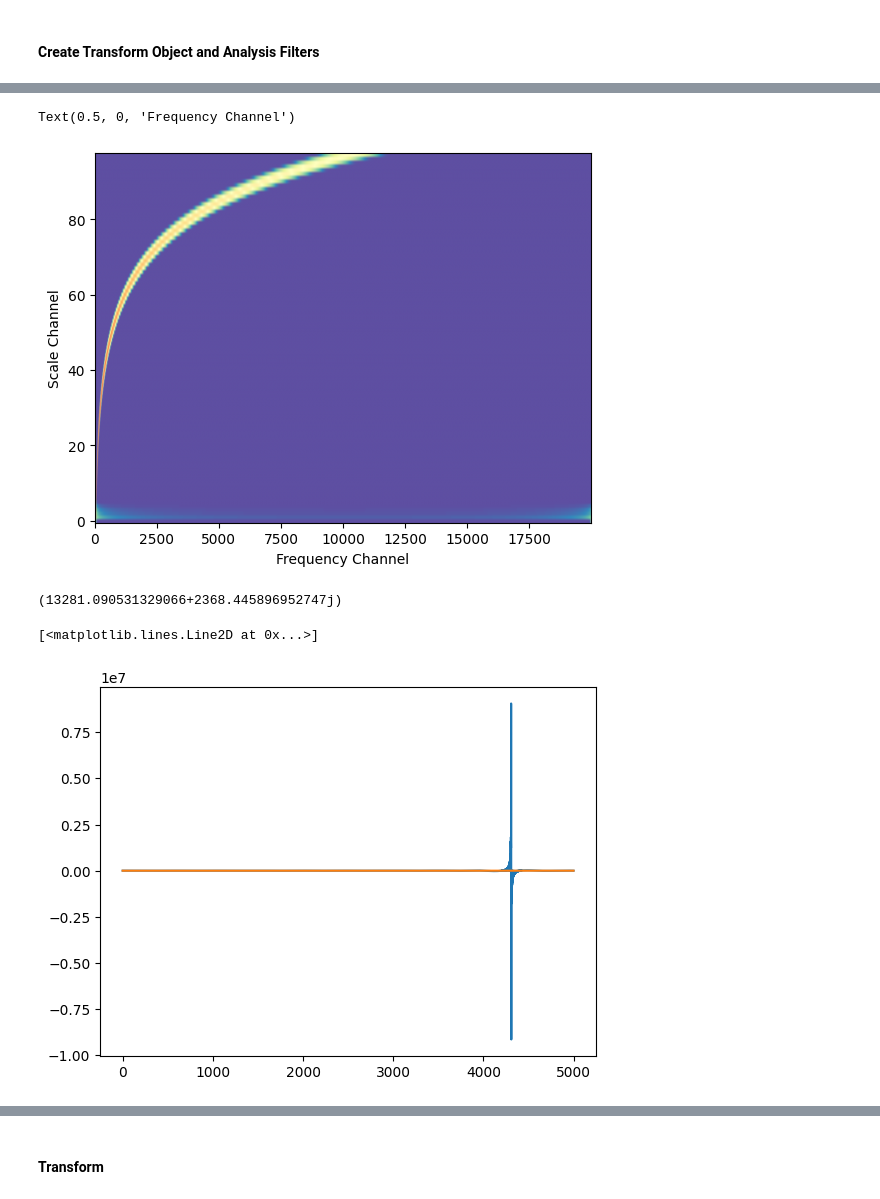
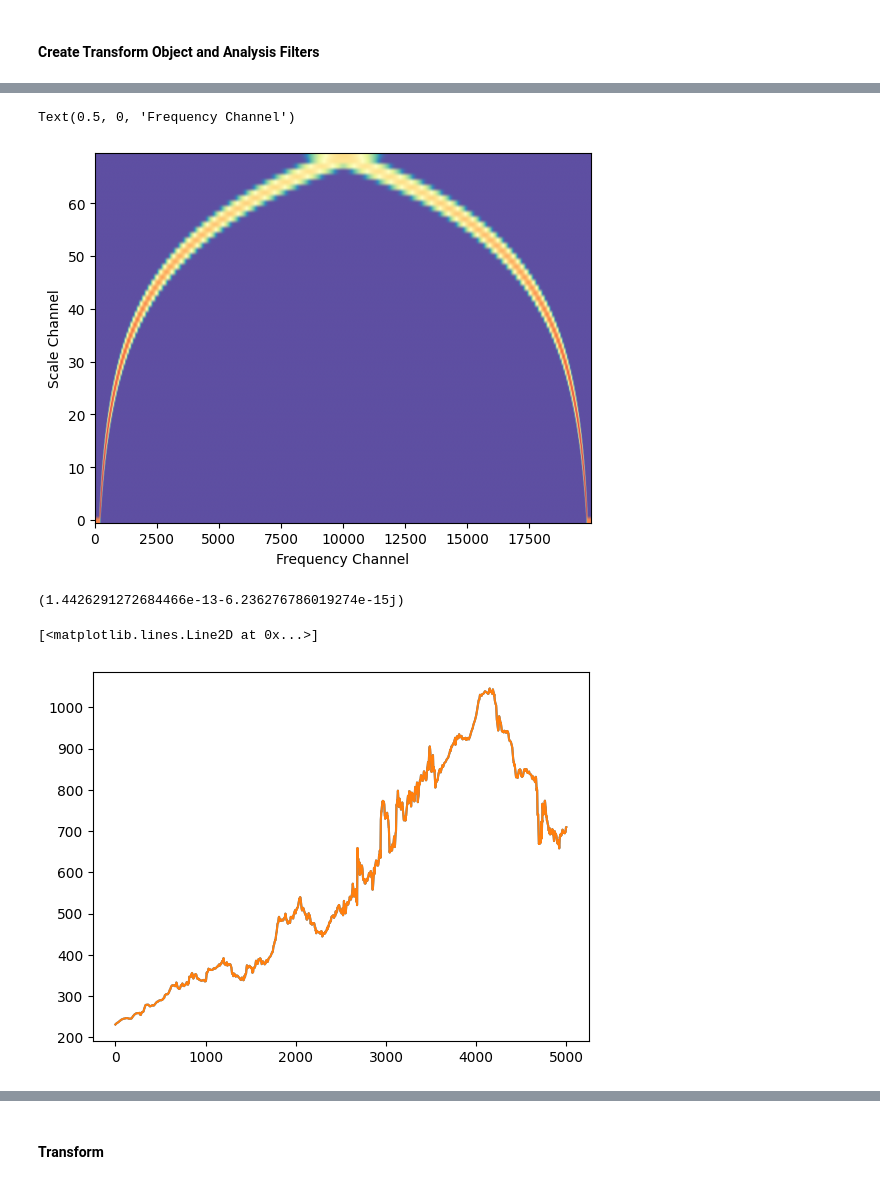
Before and after one commit to aphoffmann/InvertibleWavelets, a Jupyter notebook: WAICUP_TEST.ipynb, the cells around one changed output, grey strips where cells are left out. Drawn from its saved outputs; the diff is of its cells as text; code cells hidden in the pictures.

```diff
--- a/WAICUP_TEST.ipynb
+++ b/WAICUP_TEST.ipynb
@@ -16,12 +16,12 @@ num_samples = data.shape[-1]                # 5000 samples
 t = np.arange(num_samples) / sample_rate    # time array
 
 B1 = data + 100 *np.sin(2 * np.pi * 6.4 * t) + 50 * np.sin(2 * np.pi * 12.8 * t)
-B2 = data + 400 *np.sin(2 * np.pi * 6.4 * t) #+ 10*np.sin(2 * np.pi * 12.8 * t)
+B2 = data + 400 *np.sin(2 * np.pi * 6.4 * t) + 10*np.sin(2 * np.pi * 12.8 * t)
 B = np.vstack((B1,B2))
 # %% [markdown]
 #### Create Transform Object and Analysis Filters
 # %%
-fb = DyadicFilterBank(wavelet=Cauchy(1000) , fs=sample_rate, N=4*num_samples, real=False, s_max = 10, dj = 1/12)
+fb = DyadicFilterBank(wavelet=Cauchy(1000) , fs=sample_rate, N=4*num_samples, real=True, s_max = 2, dj = 1/12)
 
 transform = Transform(
     data=B[0],
@@ -56,16 +52,16 @@ ax.set_ylabel('Scale Channel')
 ax.set_xlabel('Frequency Channel')
 # %% [output]
 Text(0.5, 0, 'Frequency Channel')
-[figure, old version]
+[figure, new version]
 # %%
 coeffs = transform.forward(data)
-result = transform.inverse(coeffs)
+result = transform.inverse()
 print(np.mean(np.sqrt((result - data)**2)))
 plt.plot(result)
 plt.plot(data)
 # %% [output]
-(13281.090531329066+2368.445896952747j)
+(1.4426291272684466e-13-6.236276786019274e-15j)
 [<matplotlib.lines.Line2D at 0x...>]
-[figure, old version]
+[figure, new version]
 # %%
 plt.imshow(np.log(np.abs(coeffs)+1e-5), aspect='auto', origin='lower', interpolation='none')
```
Also changed, not shown: parts of 8 cells of this notebook, 1 other file.
